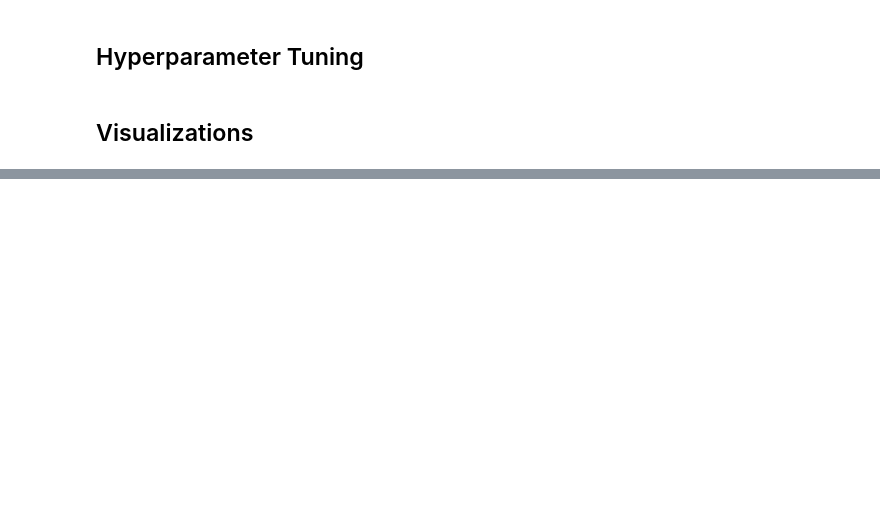
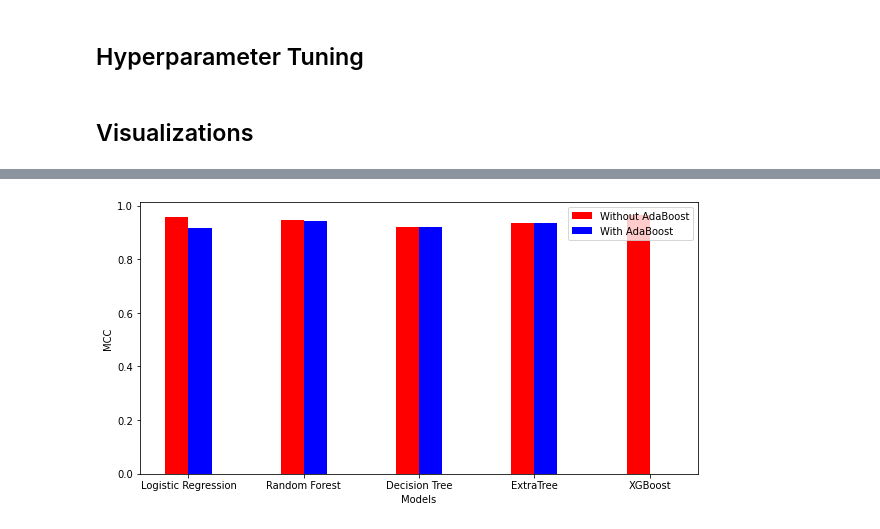
Before and after one commit to jakeisthegoat/Credit-Card-Fraud-Detection, a Jupyter notebook: Model/SMOTEAdaBoost.ipynb, the cells around one changed output, grey strips where cells are left out. Saved outputs shown, nothing was run; the diff lists cells and outputs as text; code cells hidden in the pictures; blank space fills up the shorter version.

```diff
--- a/Model/SMOTEAdaBoost.ipynb
+++ b/Model/SMOTEAdaBoost.ipynb
@@ -346,3 +420,7 @@ plot_conf_mat(boosted_models, X_train_ns, y_train_ns, X_test_ns, y_test_ns)
+# %%
+bar(mcc_scores, boosted_mcc_scores, keys, "MCC")
+# %% [output]
+[figure, added]
 # %%
 print(classification_report(y_test, y_preds))
 # %%
```
Also changed, not shown: parts of 13 cells of this notebook.
